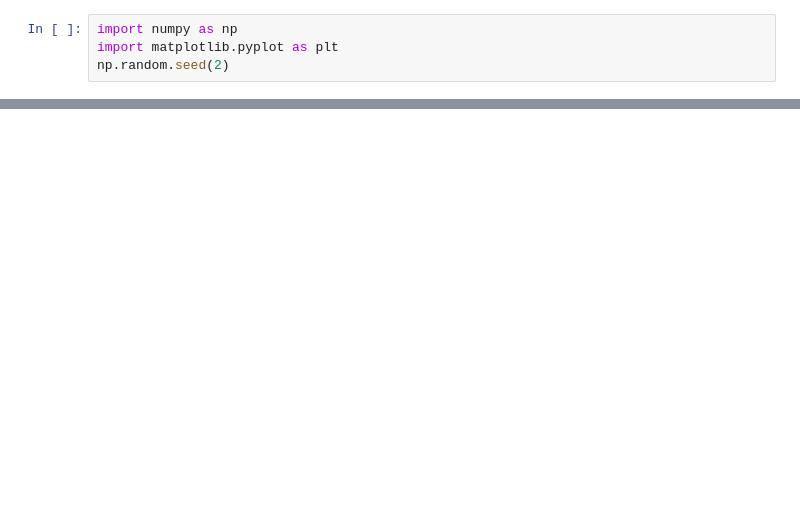
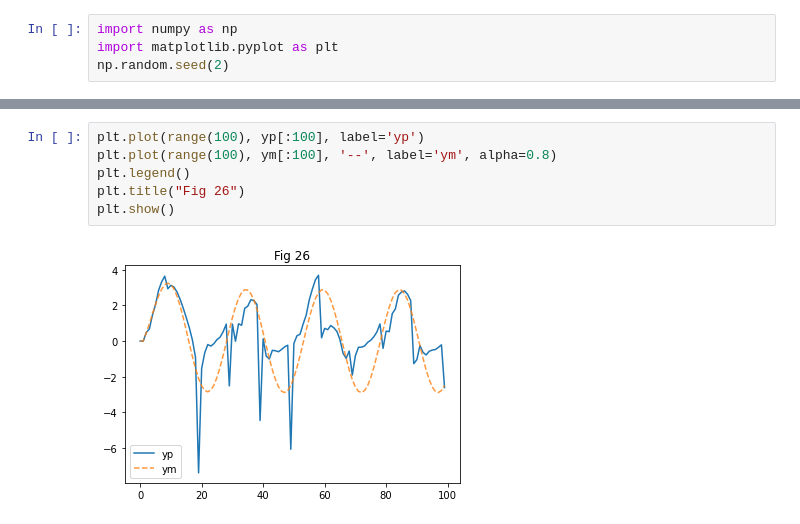
Before and after one commit to funihang/CSCE790_Exam, a Jupyter notebook: B_Q3.ipynb, the cells around one changed output, grey strips where cells are left out. Cells and saved outputs as stored; diff of their text form; blank space fills up the shorter version.

```diff
--- a/B_Q3.ipynb
+++ b/B_Q3.ipynb
@@ -83,0 +199,8 @@ plt.show()
+# %%
+plt.plot(range(100), yp[:100], label='yp')
+plt.plot(range(100), ym[:100], '--', label='ym', alpha=0.8)
+plt.legend()
+plt.title("Fig 26")
+plt.show()
+# %% [output]
+[figure, added]
```
Also changed, not shown: parts of 9 cells of this notebook.
